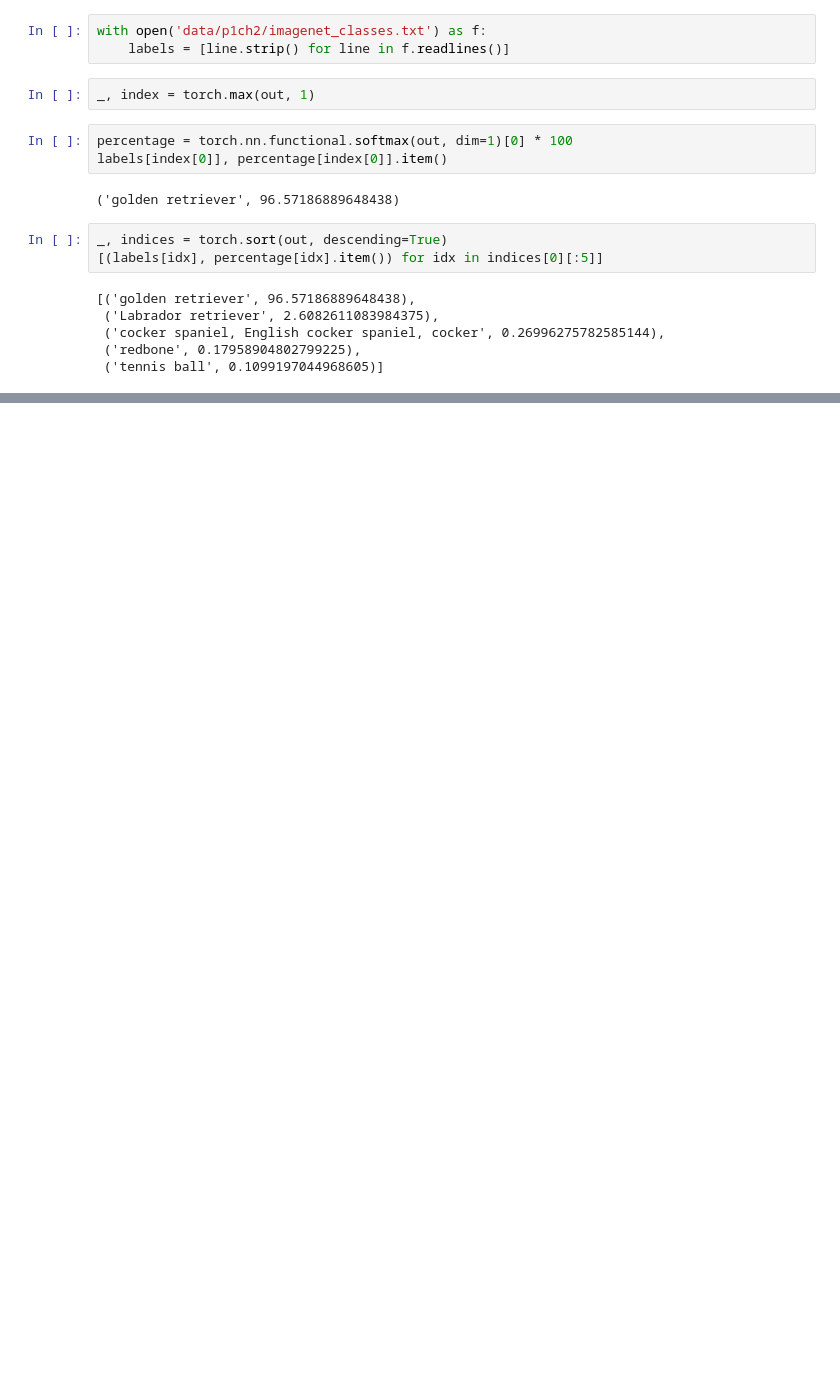
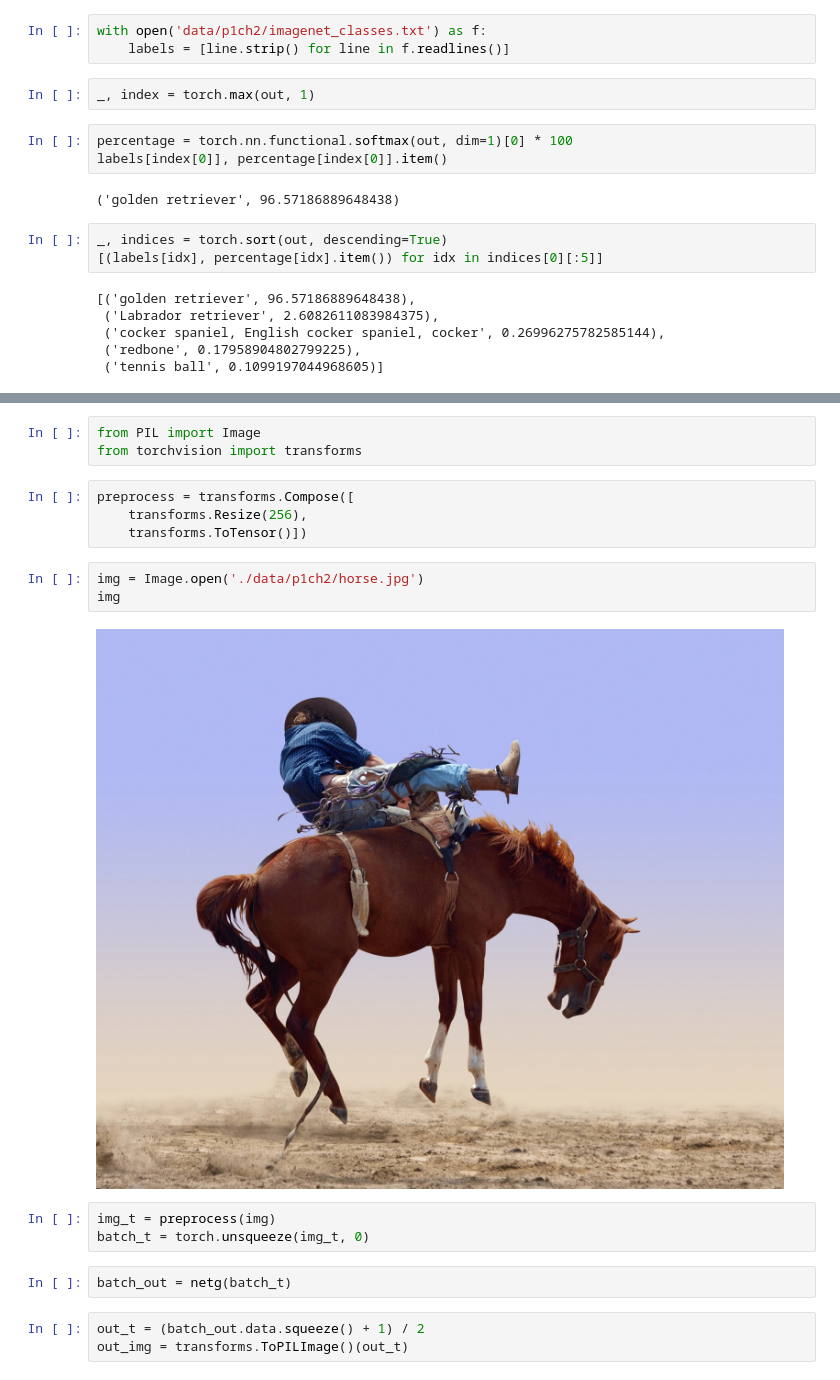
Before and after one commit to cosheimil/ml_learning, a Jupyter notebook: pytorch_learning/p1_ch2.ipynb, the cells around one changed output, grey strips where cells are left out. Saved outputs shown, nothing was run; the diff lists cells and outputs as text; blank space fills up the shorter version.

```diff
--- a/pytorch_learning/p1_ch2.ipynb
+++ b/pytorch_learning/p1_ch2.ipynb
@@ -150,0 +257,20 @@ _, indices = torch.sort(out, descending=True)
+# %%
+from PIL import Image
+from torchvision import transforms
+# %%
+preprocess = transforms.Compose([
+    transforms.Resize(256),
+    transforms.ToTensor()])
+# %%
+img = Image.open('./data/p1ch2/horse.jpg')
+img
+# %% [output]
+[figure, added]
+# %%
+img_t = preprocess(img)
+batch_t = torch.unsqueeze(img_t, 0)
+# %%
+batch_out = netg(batch_t)
+# %%
+out_t = (batch_out.data.squeeze() + 1) / 2
+out_img = transforms.ToPILImage()(out_t)
```
Also changed, not shown: parts of 6 cells of this notebook.
